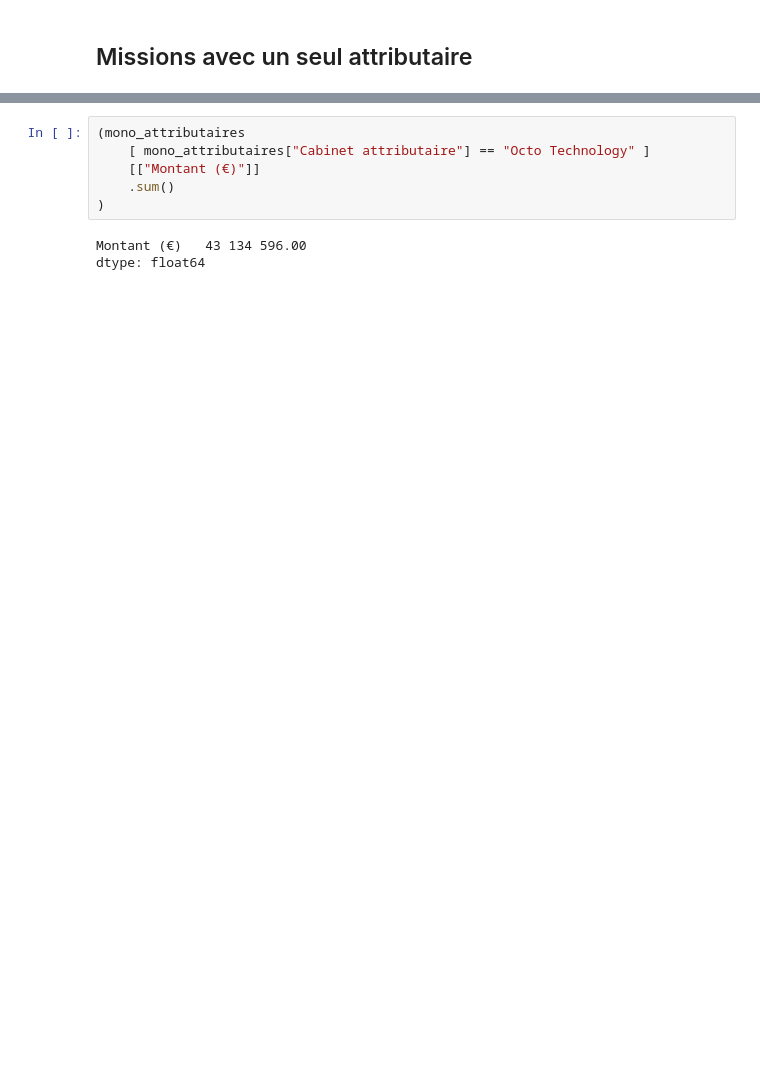
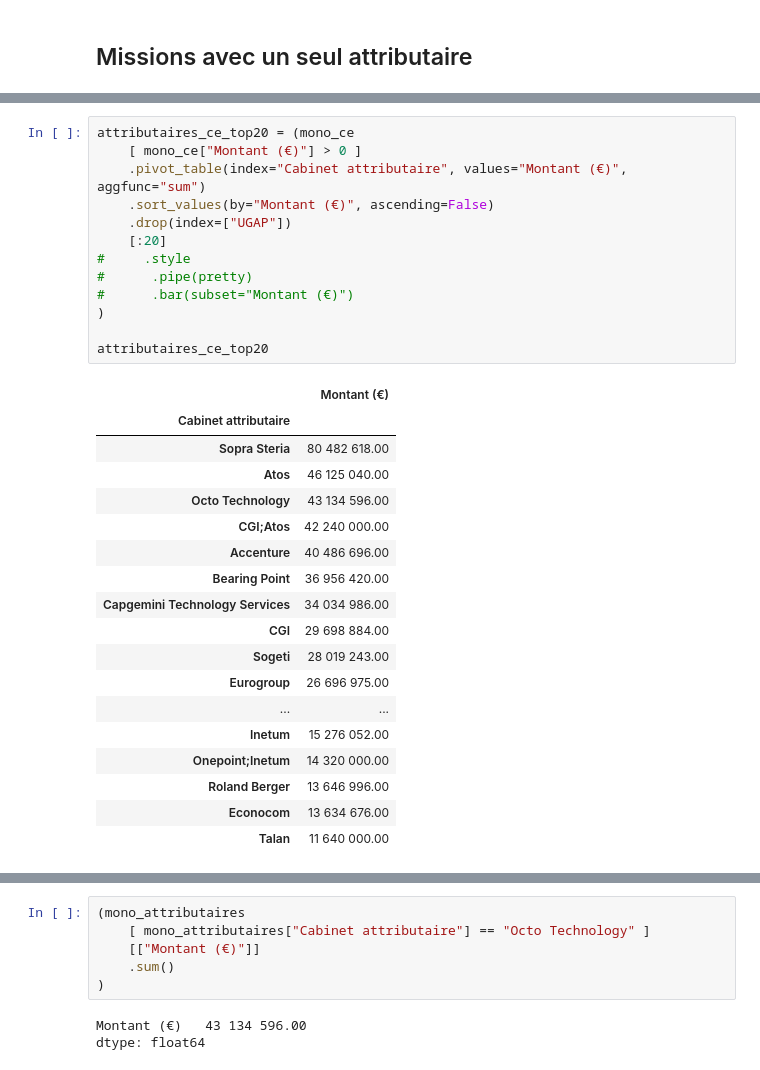
Before and after one commit to taniki/notebooks, a Jupyter notebook: sénat - cabinets de conseil/décodeurs.ipynb, the cells around one changed output, grey strips where cells are left out. Saved outputs shown, nothing was run; the diff lists cells and outputs as text; blank space fills up the shorter version.

```diff
--- a/sénat - cabinets de conseil/décodeurs.ipynb
+++ b/sénat - cabinets de conseil/décodeurs.ipynb
@@ -432,3 +440,35 @@ mono_attributaires.shape
+# %%
+attributaires_ce_top20 = (mono_ce
+    [ mono_ce["Montant (€)"] > 0 ]
+    .pivot_table(index="Cabinet attributaire", values="Montant (€)", aggfunc="sum")
+    .sort_values(by="Montant (€)", ascending=False)
+    .drop(index=["UGAP"])
+    [:20]
+#     .style
+#      .pipe(pretty)
+#      .bar(subset="Montant (€)")
+)
+
+attributaires_ce_top20
+# %% [output]
+|  | Montant (€) |
+| Cabinet attributaire |  |
+| Sopra Steria | 80 482 618.00 |
+| Atos | 46 125 040.00 |
+| Octo Technology | 43 134 596.00 |
+| CGI;Atos | 42 240 000.00 |
+| Accenture | 40 486 696.00 |
+| Bearing Point | 36 956 420.00 |
+| Capgemini Technology Services | 34 034 986.00 |
+| CGI | 29 698 884.00 |
+| Sogeti | 28 019 243.00 |
+| Eurogroup | 26 696 975.00 |
+| ... | ... |
+| Inetum | 15 276 052.00 |
+| Onepoint;Inetum | 14 320 000.00 |
+| Roland Berger | 13 646 996.00 |
+| Econocom | 13 634 676.00 |
+| Talan | 11 640 000.00 |
 # %%
 attributaires_top20 = (mono_attributaires
     [ mono_attributaires["Montant (€)"] > 0 ]
```
Also changed, not shown: parts of 12 cells of this notebook.
